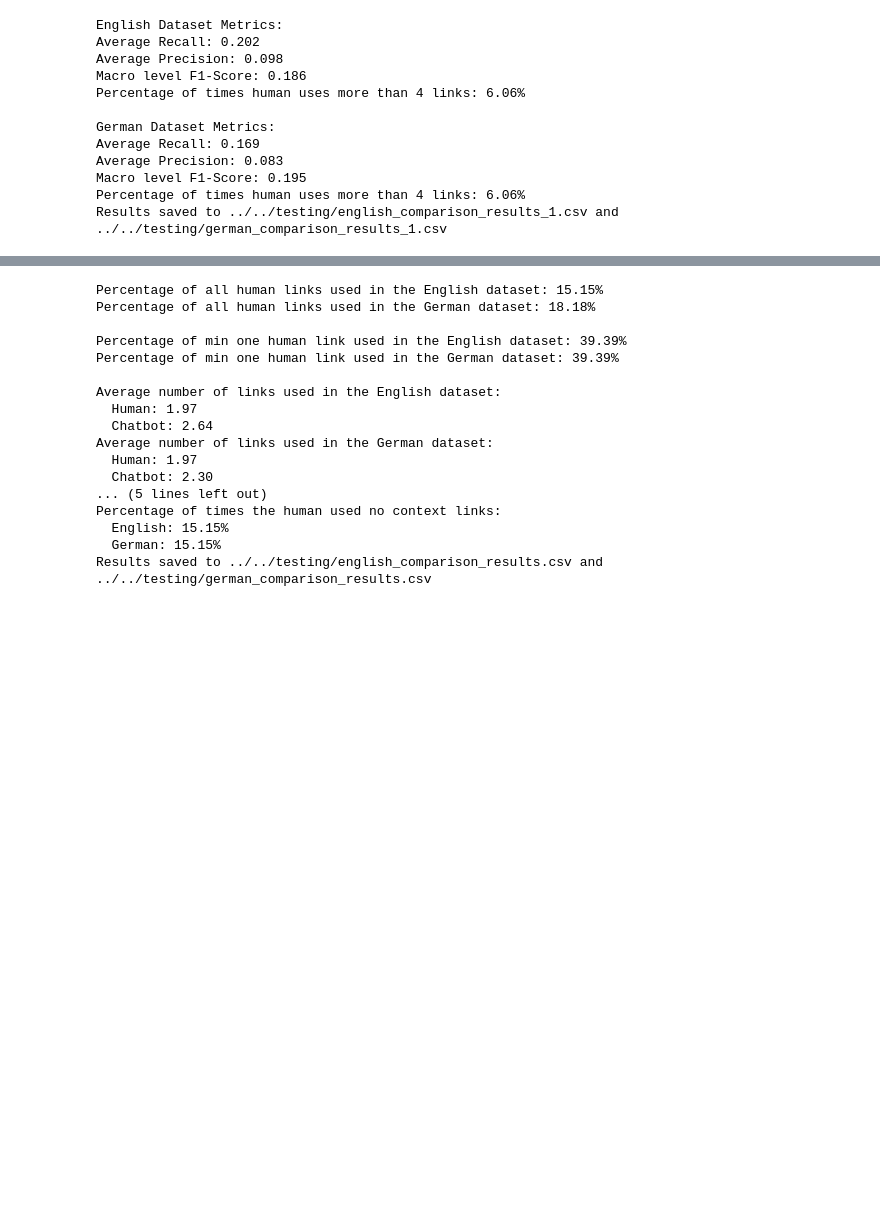
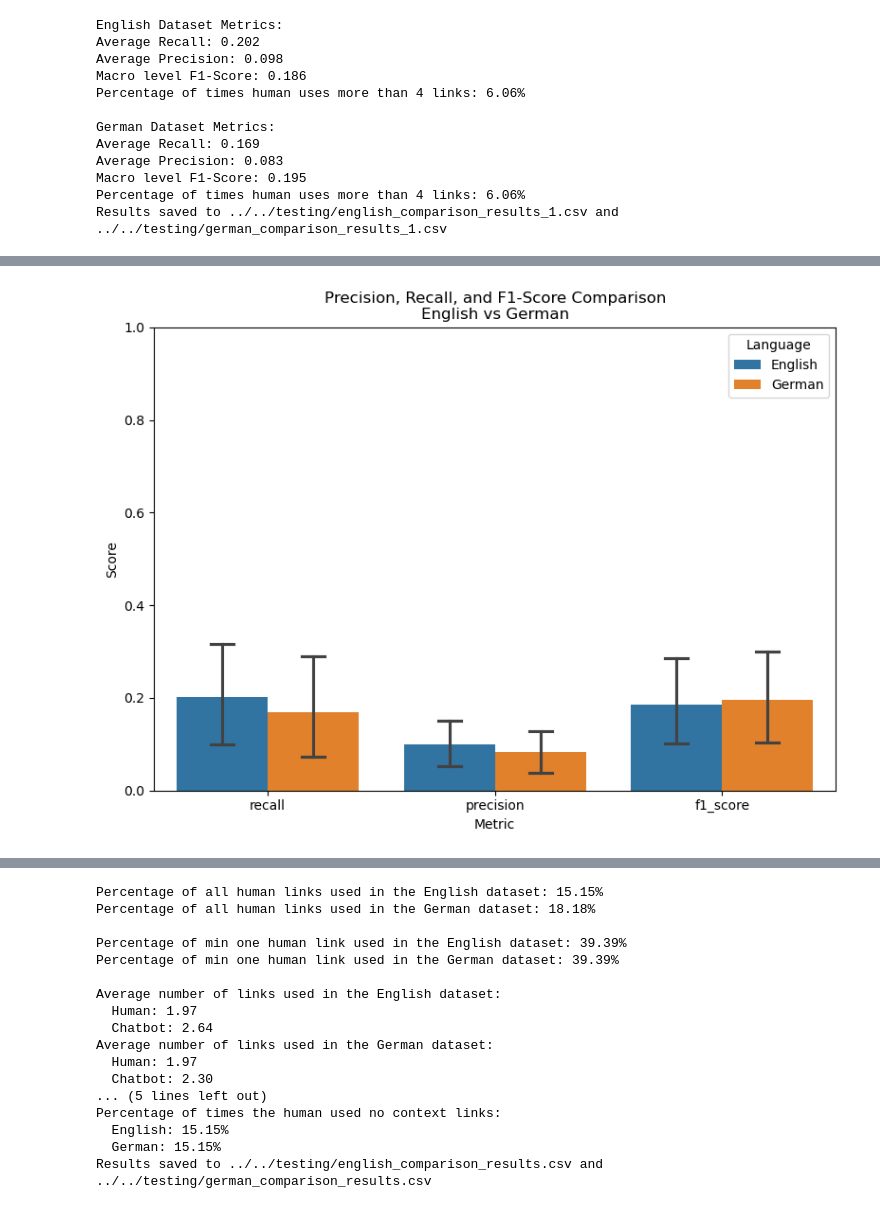
Before and after one commit to MarvinIRW/Assessing-Answer-Accuracy-Hallucination-and-Document-Relevance-in-virtUOS-Chatbot, a Jupyter notebook: code/eval/context_links_compare.ipynb, the cells around one changed output, grey strips where cells are left out. Drawn from its saved outputs; the diff is of its cells as text; code cells hidden in the pictures; blank space fills up the shorter version.

```diff
--- a/code/eval/context_links_compare.ipynb
+++ b/code/eval/context_links_compare.ipynb
@@ -125,0 +262,36 @@ df_en
+# %%
+import matplotlib.pyplot as plt
+import seaborn as sns
+
+# Create a "long" format DataFrame for the English dataset
+df_en_long = df_en[['recall', 'precision', 'f1_score']].melt(
+    var_name='Metric',
+    value_name='Score'
+)
+df_en_long['Language'] = 'English'
+
+# Create a "long" format DataFrame for the German dataset
+df_de_long = df_de[['recall', 'precision', 'f1_score']].melt(
+    var_name='Metric',
+    value_name='Score'
+)
+df_de_long['Language'] = 'German'
+
+# Concatenate both DataFrames
+df_metrics = pd.concat([df_en_long, df_de_long], ignore_index=True)
+
+plt.figure(figsize=(8, 6))
+sns.barplot(data=df_metrics, x='Metric', y='Score', hue='Language', capsize=.2)
+plt.ylim(0, 1)
+plt.title('Precision, Recall, and F1-Score Comparison\nEnglish vs German')
+plt.ylabel('Score')
+plt.legend(title='Language')
+
+# # Optionally add the numerical values on top of each bar
+# for container in plt.gca().containers:
+#     plt.gca().bar_label(container, fmt='%.2f',padding=40,)
+
+plt.tight_layout()
+plt.show()
+# %% [output]
+[figure, added]
```
Also changed, not shown: parts of 6 cells of this notebook, 56 other files.
